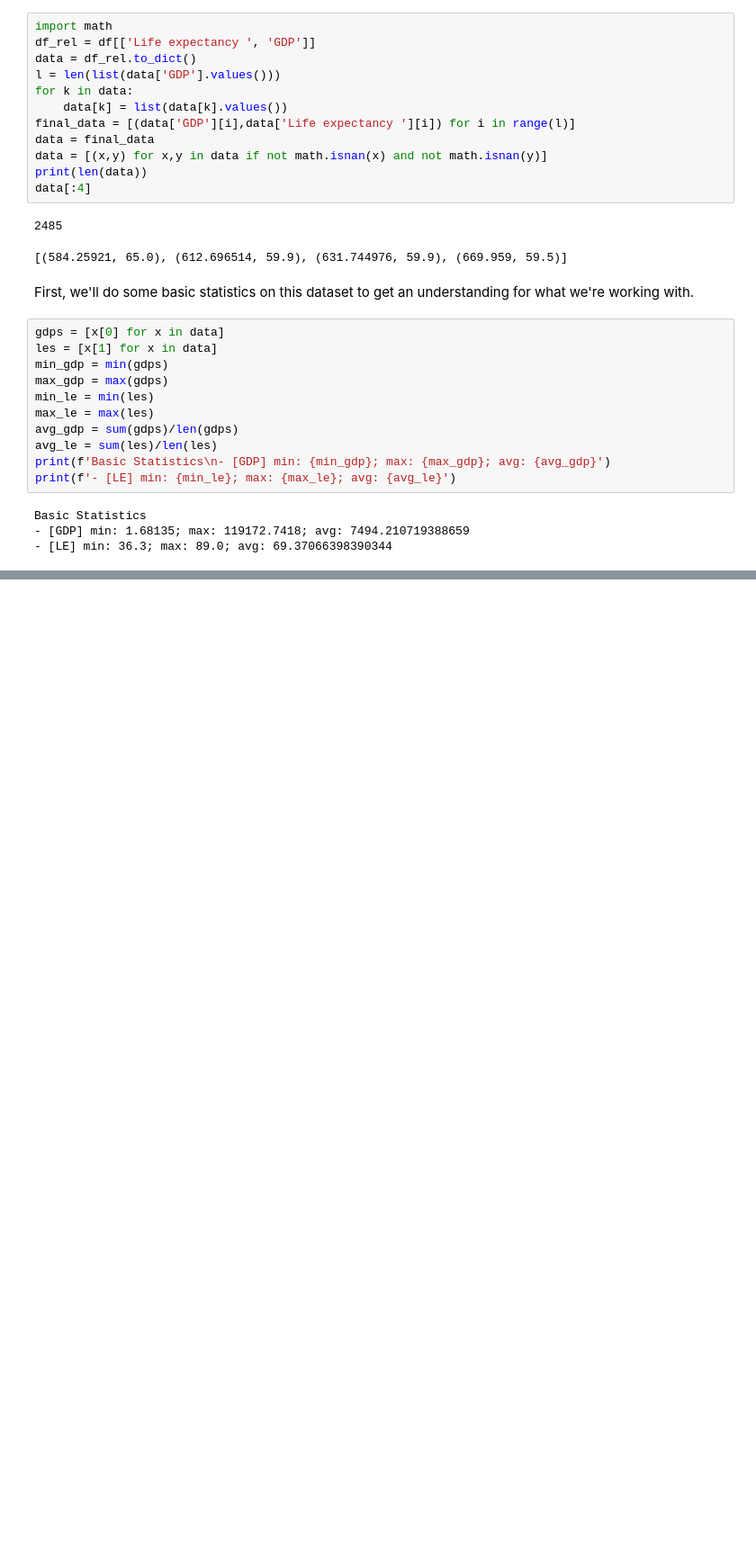
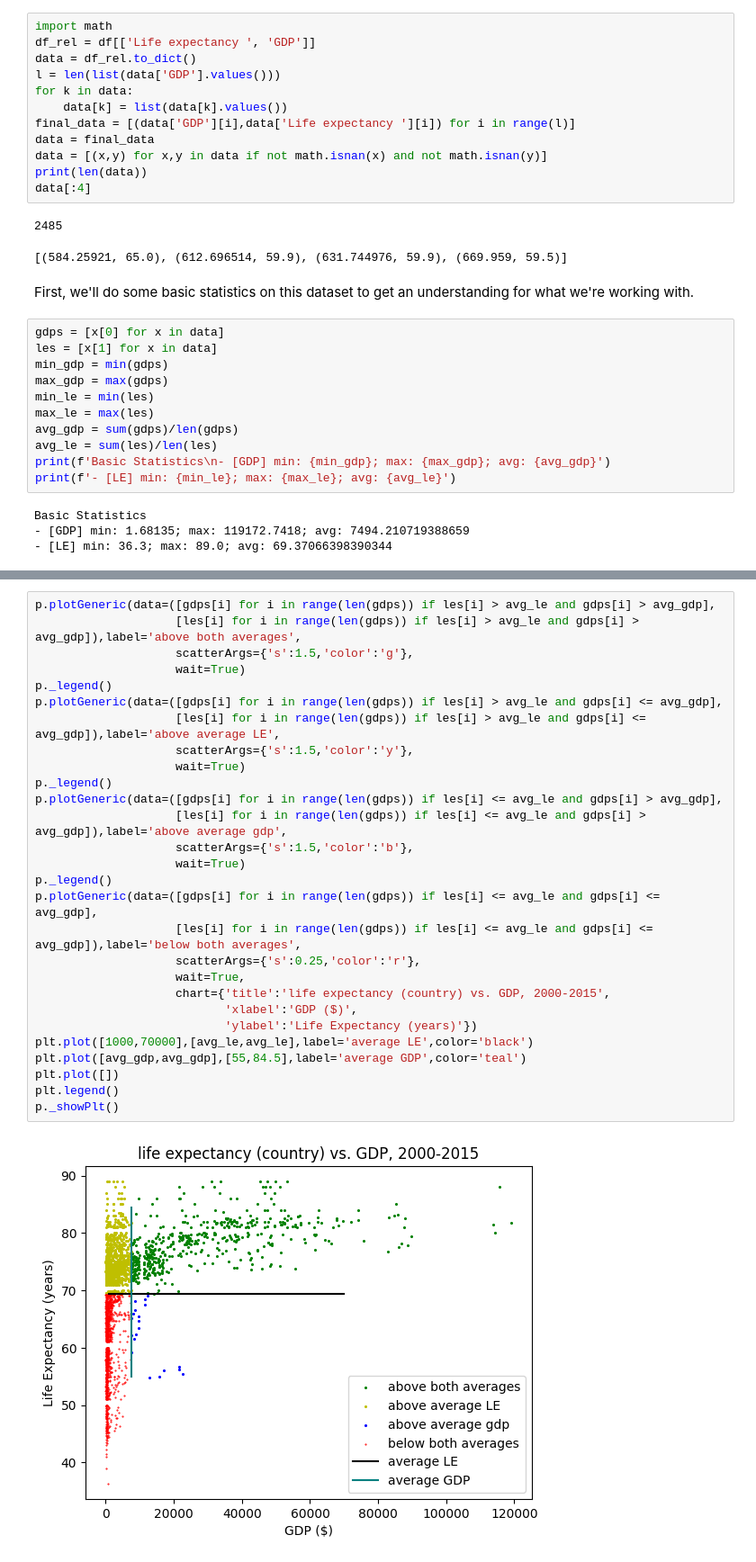
Before and after one commit to DolevArtzi/algsforbigdata, a Jupyter notebook: regression_testing.ipynb, the cells around one changed output, grey strips where cells are left out. Shown at 90% size. Cells and saved outputs as stored; diff of their text form; blank space fills up the shorter version.

```diff
--- a/regression_testing.ipynb
+++ b/regression_testing.ipynb
@@ -65,6 +60,36 @@ for m in tqdm(mtxs):
     svd(m)
     total_t = time.time() - t
     times.append(total_t)
+# %%
+p.plotGeneric(data=([gdps[i] for i in range(len(gdps)) if les[i] > avg_le and gdps[i] > avg_gdp],
+                    [les[i] for i in range(len(gdps)) if les[i] > avg_le and gdps[i] > avg_gdp]),label='above both averages',
+                    scatterArgs={'s':1.5,'color':'g'},
+                    wait=True)
+p._legend()
+p.plotGeneric(data=([gdps[i] for i in range(len(gdps)) if les[i] > avg_le and gdps[i] <= avg_gdp],
+                    [les[i] for i in range(len(gdps)) if les[i] > avg_le and gdps[i] <= avg_gdp]),label='above average LE',
+                    scatterArgs={'s':1.5,'color':'y'},
+                    wait=True)
+p._legend()
+p.plotGeneric(data=([gdps[i] for i in range(len(gdps)) if les[i] <= avg_le and gdps[i] > avg_gdp],
+                    [les[i] for i in range(len(gdps)) if les[i] <= avg_le and gdps[i] > avg_gdp]),label='above average gdp',
+                    scatterArgs={'s':1.5,'color':'b'},
+                    wait=True)
+p._legend()
+p.plotGeneric(data=([gdps[i] for i in range(len(gdps)) if les[i] <= avg_le and gdps[i] <= avg_gdp],
+                    [les[i] for i in range(len(gdps)) if les[i] <= avg_le and gdps[i] <= avg_gdp]),label='below both averages',
+                    scatterArgs={'s':0.25,'color':'r'},
+                    wait=True,
+                    chart={'title':'life expectancy (country) vs. GDP, 2000-2015',
+                           'xlabel':'GDP ($)',
+                           'ylabel':'Life Expectancy (years)'})
+plt.plot([1000,70000],[avg_le,avg_le],label='average LE',color='black')
+plt.plot([avg_gdp,avg_gdp],[55,84.5],label='average GDP',color='teal')
+plt.plot([])
+plt.legend()
+p._showPlt()
+# %% [output]
+[figure, added]
 # %%
 import math
 import random
```
Also changed, not shown: parts of 5 cells of this notebook, 1 other file.
